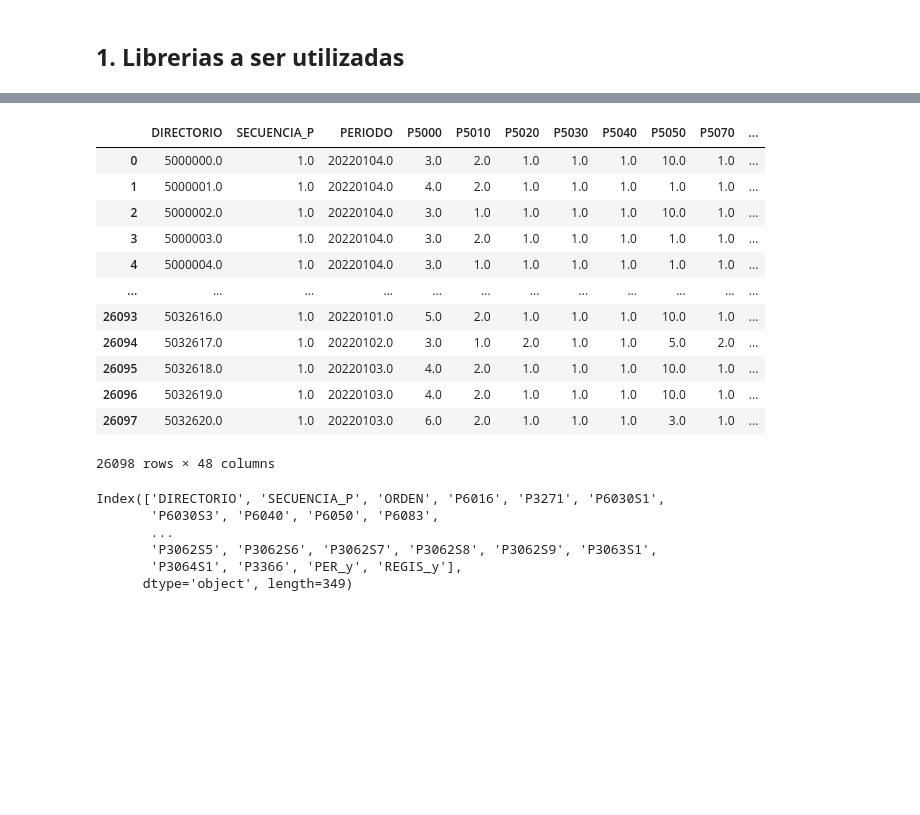
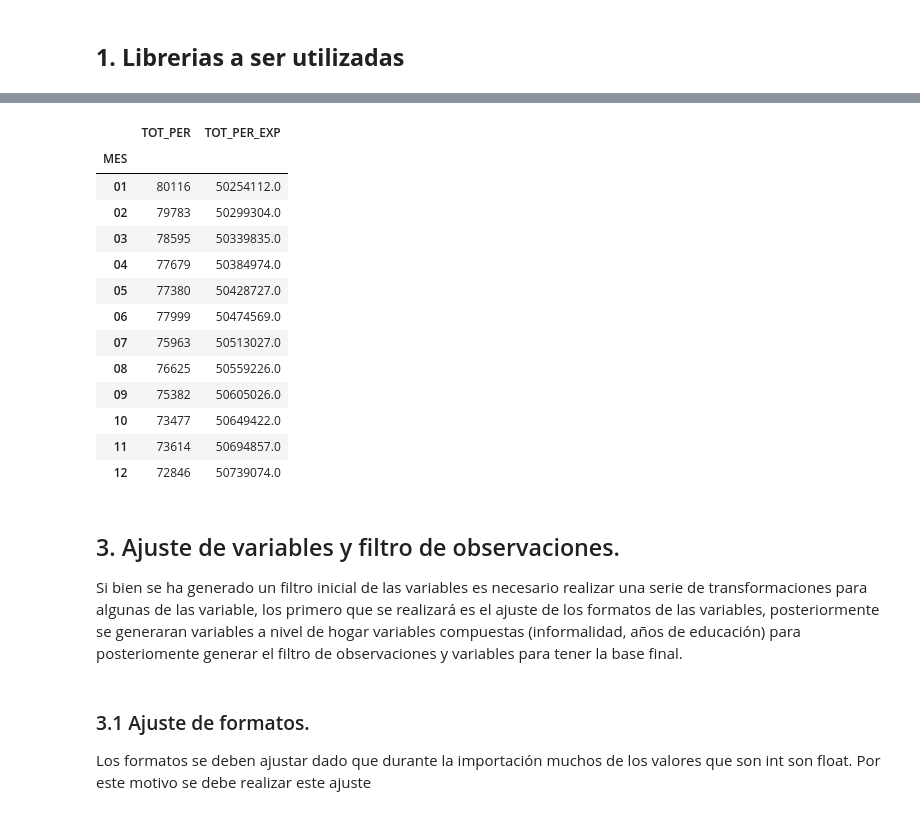
Before and after one commit to caavila96/Informalidad_GEIH_2022, a Jupyter notebook: informalidad_GEIH.ipynb, the cells around one changed output, grey strips where cells are left out. Saved outputs shown, nothing was run; the diff lists cells and outputs as text; code cells hidden in the pictures; blank space fills up the shorter version.

```diff
--- a/informalidad_GEIH.ipynb
+++ b/informalidad_GEIH.ipynb
@@ -79,25 +123,28 @@ p_df = reduce(lambda df1,df2: pd.merge(df1,df2,on=["DIRECTORIO","SECUENCIA_P","O
-# %%
-dfs[1]
-# %% [output]
-|  | DIRECTORIO | SECUENCIA_P | PERIODO | P5000 | P5010 | P5020 | P5030 | P5040 | P5050 | P5070 | ... |
-| 0 | 5000000.0 | 1.0 | 20220104.0 | 3.0 | 2.0 | 1.0 | 1.0 | 1.0 | 10.0 | 1.0 | ... |
-| 1 | 5000001.0 | 1.0 | 20220104.0 | 4.0 | 2.0 | 1.0 | 1.0 | 1.0 | 1.0 | 1.0 | ... |
-| 2 | 5000002.0 | 1.0 | 20220104.0 | 3.0 | 1.0 | 1.0 | 1.0 | 1.0 | 10.0 | 1.0 | ... |
-| 3 | 5000003.0 | 1.0 | 20220104.0 | 3.0 | 2.0 | 1.0 | 1.0 | 1.0 | 1.0 | 1.0 | ... |
-| 4 | 5000004.0 | 1.0 | 20220104.0 | 3.0 | 1.0 | 1.0 | 1.0 | 1.0 | 1.0 | 1.0 | ... |
-| ... | ... | ... | ... | ... | ... | ... | ... | ... | ... | ... | ... |
-| 26093 | 5032616.0 | 1.0 | 20220101.0 | 5.0 | 2.0 | 1.0 | 1.0 | 1.0 | 10.0 | 1.0 | ... |
-| 26094 | 5032617.0 | 1.0 | 20220102.0 | 3.0 | 1.0 | 2.0 | 1.0 | 1.0 | 5.0 | 2.0 | ... |
-| 26095 | 5032618.0 | 1.0 | 20220103.0 | 4.0 | 2.0 | 1.0 | 1.0 | 1.0 | 10.0 | 1.0 | ... |
-| 26096 | 5032619.0 | 1.0 | 20220103.0 | 4.0 | 2.0 | 1.0 | 1.0 | 1.0 | 10.0 | 1.0 | ... |
-| 26097 | 5032620.0 | 1.0 | 20220103.0 | 6.0 | 2.0 | 1.0 | 1.0 | 1.0 | 3.0 | 1.0 | ... |
-26098 rows × 48 columns
-# %%
-p_df.columns
-# %% [output]
-Index(['DIRECTORIO', 'SECUENCIA_P', 'ORDEN', 'P6016', 'P3271', 'P6030S1',
-       'P6030S3', 'P6040', 'P6050', 'P6083',
-       ...
-       'P3062S5', 'P3062S6', 'P3062S7', 'P3062S8', 'P3062S9', 'P3063S1',
-       'P3064S1', 'P3366', 'PER_y', 'REGIS_y'],
-      dtype='object', length=349)
+# %%
+#Cantidad de observaciones y expansión
+
+df_final.groupby(["MES"]).agg(TOT_PER = ('DIRECTORIO', 'count'),
+                              TOT_PER_EXP = ('FEX_C18', 'sum'))
+# %% [output]
+|  | TOT_PER | TOT_PER_EXP |
+| MES |  |  |
+| 01 | 80116 | 50254112.0 |
+| 02 | 79783 | 50299304.0 |
+| 03 | 78595 | 50339835.0 |
+| 04 | 77679 | 50384974.0 |
+| 05 | 77380 | 50428727.0 |
+| 06 | 77999 | 50474569.0 |
+| 07 | 75963 | 50513027.0 |
+| 08 | 76625 | 50559226.0 |
+| 09 | 75382 | 50605026.0 |
+| 10 | 73477 | 50649422.0 |
+| 11 | 73614 | 50694857.0 |
+| 12 | 72846 | 50739074.0 |
+# %% [markdown]
+## 3. Ajuste de variables y filtro de observaciones.
+
+Si bien se ha generado un filtro inicial de las variables es necesario realizar una serie de transformaciones para algunas de las variable, los primero que se realizará es el ajuste de los formatos de las variables, posteriormente se generaran variables a nivel de hogar variables compuestas (informalidad, años de educación) para posteriomente generar el filtro de observaciones y variables para tener la base final.
+# %% [markdown]
+### 3.1 Ajuste de formatos.
+
+Los formatos se deben ajustar dado que durante la importación muchos de los valores que son int son float. Por este motivo se debe realizar este ajuste
```
Also changed, not shown: parts of 18 cells of this notebook.
